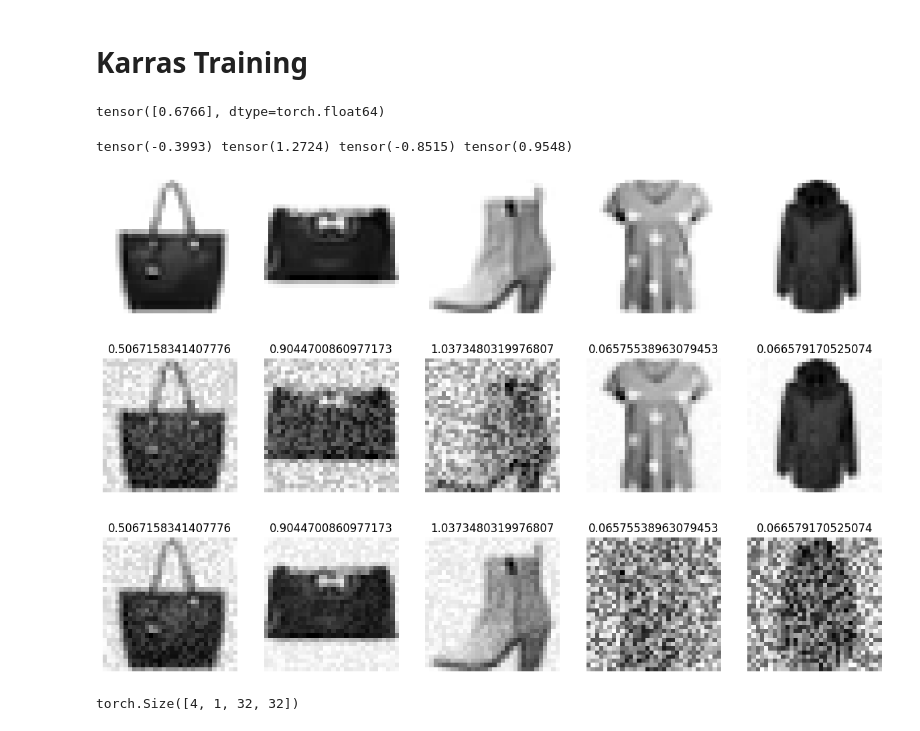
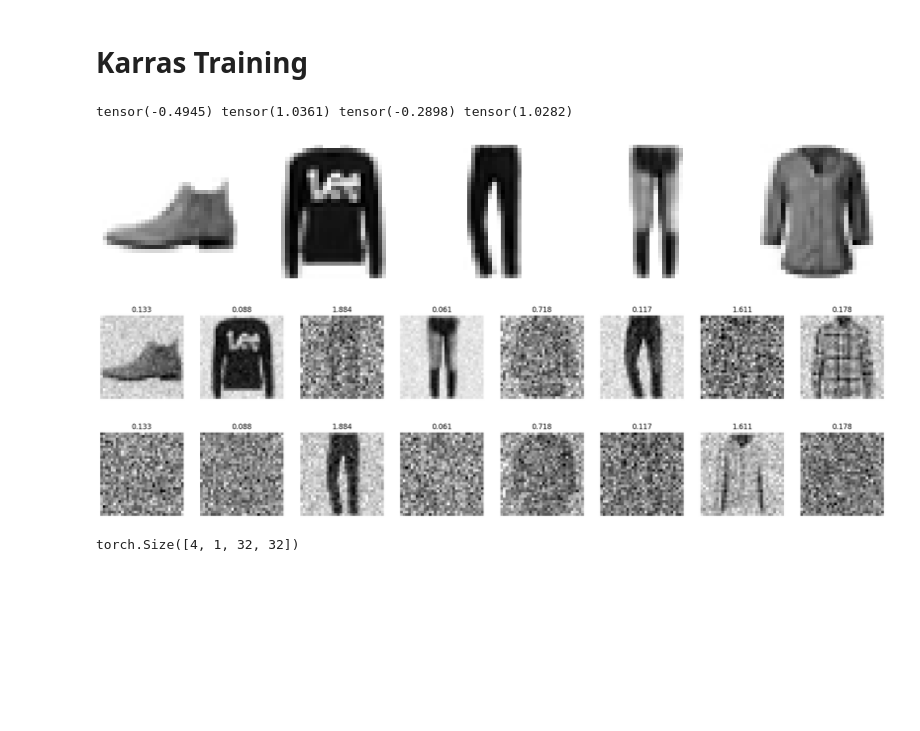
Before and after one commit to pranay8297/DDPM-DDIM-Karras, a Jupyter notebook: karras.ipynb, the cells around one changed output. Drawn from its saved outputs; the diff is of its cells as text; code cells hidden in the pictures; blank space fills up the shorter version.

```diff
--- a/karras.ipynb
+++ b/karras.ipynb
@@ -424,12 +451,2 @@ Please note that authentication is recommended but still optional to access publ
 # %% [markdown]
 # Karras Training
-# %%
-sigs = []
-for x, y in tqdm(dls.train):
-  sigs.append(x.std().item())
-
-import numpy as np
-sigma_data = torch.tensor([np.mean(sigs)])
-sigma_data
-# %% [output]
-tensor([0.6766], dtype=torch.float64)
@@ -439,44 +453,18 @@ x, y = next(iter(dls.train))
-# %%
-
-def get_scales(sigmas):
-  sigma_data = torch.tensor([0.46]).to(sigmas.device)
-  total_var = sigma_data**2 + sigmas**2
-  cin = 1/(total_var.sqrt())
-  cout = sigmas * sigma_data/(total_var.sqrt())
-  cskip = sigma_data**2/total_var
-
-  return cin, cout, cskip
-
-def karras_noisify(x, sigs = None):
-
-  # 1. Generate sigmas
-  # 2. scale the input
-  # 3. calculate the target
-  # return scaled input, sigmas and calculated target
-
-  sigmas = (torch.randn(x.shape[0])* 1.2 - 1.2).exp().to(x.device)[:, None, None, None] if sigs == None else sigs
-  cin, cout, cskip = get_scales(sigmas)
-  noise = torch.rand_like(x)
-  noisy_input = x + sigmas*noise
-
-  x_in = cin*(noisy_input)
-  x_out = (x - cskip*noisy_input)/cout
-
-  return (x_in, sigmas.squeeze()), x_out
 # %%
+x, y = next(iter(dls.valid))
 (xin, sigmas), xout = karras_noisify(x)
 print(xin.mean(), xin.std(), xout.mean(), xout.std())
 # %% [output]
-tensor(-0.3993) tensor(1.2724) tensor(-0.8515) tensor(0.9548)
+tensor(-0.4945) tensor(1.0361) tensor(-0.2898) tensor(1.0282)
 # %%
 show_images(x[:5], ncols = 5)
 # %% [output]
-[figure, old version]
+[figure, new version]
 # %%
-show_images(xin[:5], titles = [str(i.item()) for i in sigmas[:5]], ncols = 5)
+show_images(xin[:8], titles = [f'{str(round(i.item(), 3))}' for i in sigmas[:8]], ncols = 8)
 # %% [output]
-[figure, old version]
+[figure, new version]
 # %%
-show_images(xout[:5], titles = [str(i.item()) for i in sigmas[:5]], ncols = 5)
+show_images(xout[:8], titles = [str(round(i.item(), 3)) for i in sigmas[:8]], ncols = 8)
 # %% [output]
-[figure, old version]
+[figure, new version]
```
Also changed, not shown: parts of 27 cells of this notebook.
